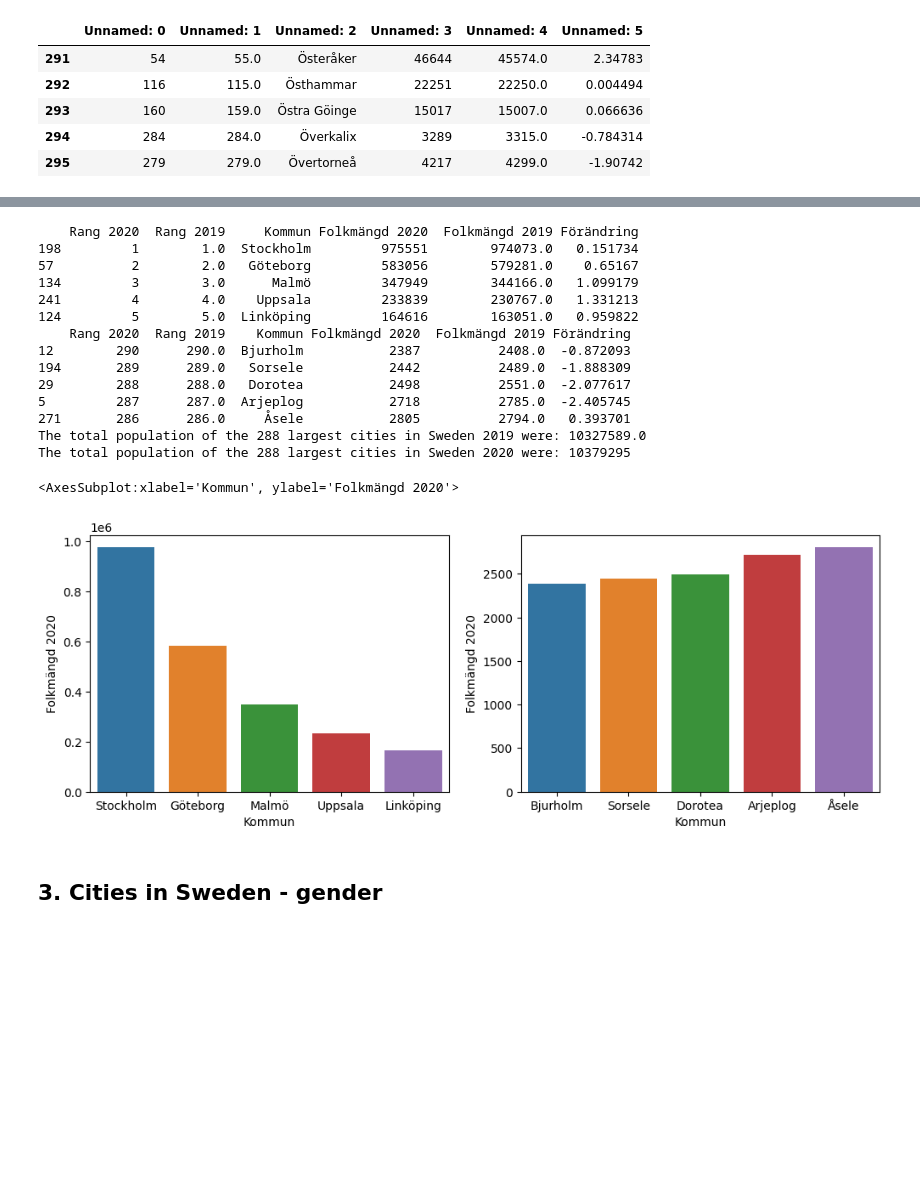
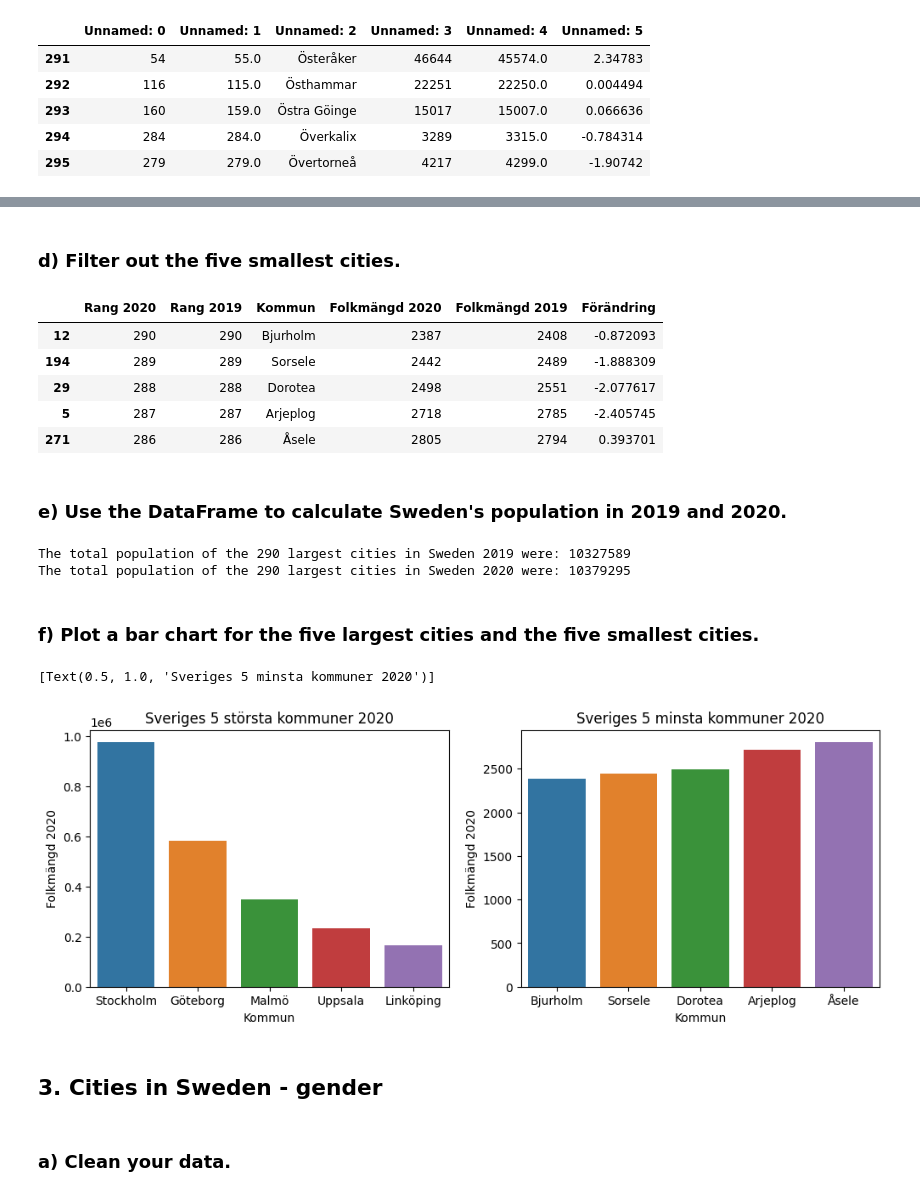
Before and after one commit to Anna-MariaSjolund/Data-Handling-Anna-MariaSjolund, a Jupyter notebook: Exercises/week1_00.ipynb, the cells around one changed output, grey strips where cells are left out. Drawn from its saved outputs; the diff is of its cells as text; code cells hidden in the pictures; blank space fills up the shorter version.

```diff
--- a/Exercises/week1_00.ipynb
+++ b/Exercises/week1_00.ipynb
@@ -90,6 +106,8 @@ def clean(datafile):
     datafile = datafile.rename({"Unnamed: 0":"Rang 2020", "Unnamed: 1":"Rang 2019", "Unnamed: 2":"Kommun", "Unnamed: 3":"Folkmängd 2020", "Unnamed: 4":"Folkmängd 2019", "Unnamed: 5":"Förändring"}, axis="columns")
     datafile = datafile.iloc[6:]
     datafile = datafile.reset_index(drop=True)
+    datafile["Rang 2019"] = datafile["Rang 2019"].astype(int)
+    datafile["Folkmängd 2019"] = datafile["Folkmängd 2019"].astype(int)
     return datafile
 # %%
 cities = clean(cities)
@@ -104,45 +145,39 @@ cities.head()
+# %% [markdown]
+### d) Filter out the five smallest cities.
+# %%
+#Saves the five smallest cities
+smallest_cities = cities.sort_values(by="Folkmängd 2020").head()
+smallest_cities
+# %% [output]
+|  | Rang 2020 | Rang 2019 | Kommun | Folkmängd 2020 | Folkmängd 2019 | Förändring |
+| 12 | 290 | 290 | Bjurholm | 2387 | 2408 | -0.872093 |
+| 194 | 289 | 289 | Sorsele | 2442 | 2489 | -1.888309 |
+| 29 | 288 | 288 | Dorotea | 2498 | 2551 | -2.077617 |
+| 5 | 287 | 287 | Arjeplog | 2718 | 2785 | -2.405745 |
+| 271 | 286 | 286 | Åsele | 2805 | 2794 | 0.393701 |
+# %% [markdown]
+### e) Use the DataFrame to calculate Sweden's population in 2019 and 2020.
 # %%
-#Sorts the values by Folkmängd 2020
-cities.sort_values(by="Folkmängd 2020", ascending=False)
-
-#Saves the five largest cities
-largest_cities = cities.sort_values(by="Folkmängd 2020", ascending=False).head()
-print(largest_cities)
-
-#Saves the five smallest cities
-smallest_cities = cities.sort_values(by="Folkmängd 2020").head()
-print(smallest_cities)
-
 #Calculates the sum of all cities for 2019 and 2020
-print(f"The total population of the 288 largest cities in Sweden 2019 were: {sum(cities['Folkmängd 2019'])}")
-print(f"The total population of the 288 largest cities in Sweden 2020 were: {sum(cities['Folkmängd 2020'])}")
+print(f"The total population of the 290 largest cities in Sweden 2019 were: {sum(cities['Folkmängd 2019'])}")
+print(f"The total population of the 290 largest cities in Sweden 2020 were: {sum(cities['Folkmängd 2020'])}")
 # %% [output]
-    Rang 2020  Rang 2019     Kommun Folkmängd 2020  Folkmängd 2019 Förändring
-198         1        1.0  Stockholm         975551        974073.0   0.151734
-57          2        2.0   Göteborg         583056        579281.0    0.65167
-134         3        3.0      Malmö         347949        344166.0   1.099179
-241         4        4.0    Uppsala         233839        230767.0   1.331213
-124         5        5.0  Linköping         164616        163051.0   0.959822
-    Rang 2020  Rang 2019    Kommun Folkmängd 2020  Folkmängd 2019 Förändring
-12        290      290.0  Bjurholm           2387          2408.0  -0.872093
-194       289      289.0   Sorsele           2442          2489.0  -1.888309
-29        288      288.0   Dorotea           2498          2551.0  -2.077617
-5         287      287.0  Arjeplog           2718          2785.0  -2.405745
-271       286      286.0     Åsele           2805          2794.0   0.393701
-The total population of the 288 largest cities in Sweden 2019 were: 10327589.0
-The total population of the 288 largest cities in Sweden 2020 were: 10379295
+The total population of the 290 largest cities in Sweden 2019 were: 10327589
+The total population of the 290 largest cities in Sweden 2020 were: 10379295
+# %% [markdown]
+### f) Plot a bar chart for the five largest cities and the five smallest cities.
 # %%
-import matplotlib.pyplot as plt
-import seaborn as sns
 fig, ax = plt.subplots(1, 2, dpi=100, figsize=(12, 4))
 
-sns.barplot(data=largest_cities, x="Kommun", y="Folkmängd 2020", ax=ax[0])
-sns.barplot(data=smallest_cities, x="Kommun", y="Folkmängd 2020", ax=ax[1])
+sns.barplot(data=largest_cities, x="Kommun", y="Folkmängd 2020", ax=ax[0]).set(title="Sveriges 5 största kommuner 2020")
+sns.barplot(data=smallest_cities, x="Kommun", y="Folkmängd 2020", ax=ax[1]).set(title="Sveriges 5 minsta kommuner 2020")
 # %% [output]
-<AxesSubplot:xlabel='Kommun', ylabel='Folkmängd 2020'>
+[Text(0.5, 1.0, 'Sveriges 5 minsta kommuner 2020')]
-[figure, old version]
+[figure, new version]
 # %% [markdown]
 ## 3. Cities in Sweden - gender
+# %% [markdown]
+### a) Clean your data.
 # %%
 #Cleans the female data
 cities_f = pd.read_excel("Filer/komtopp50_2020.xlsx", sheet_name=2)
```
Also changed, not shown: parts of 41 cells of this notebook.
